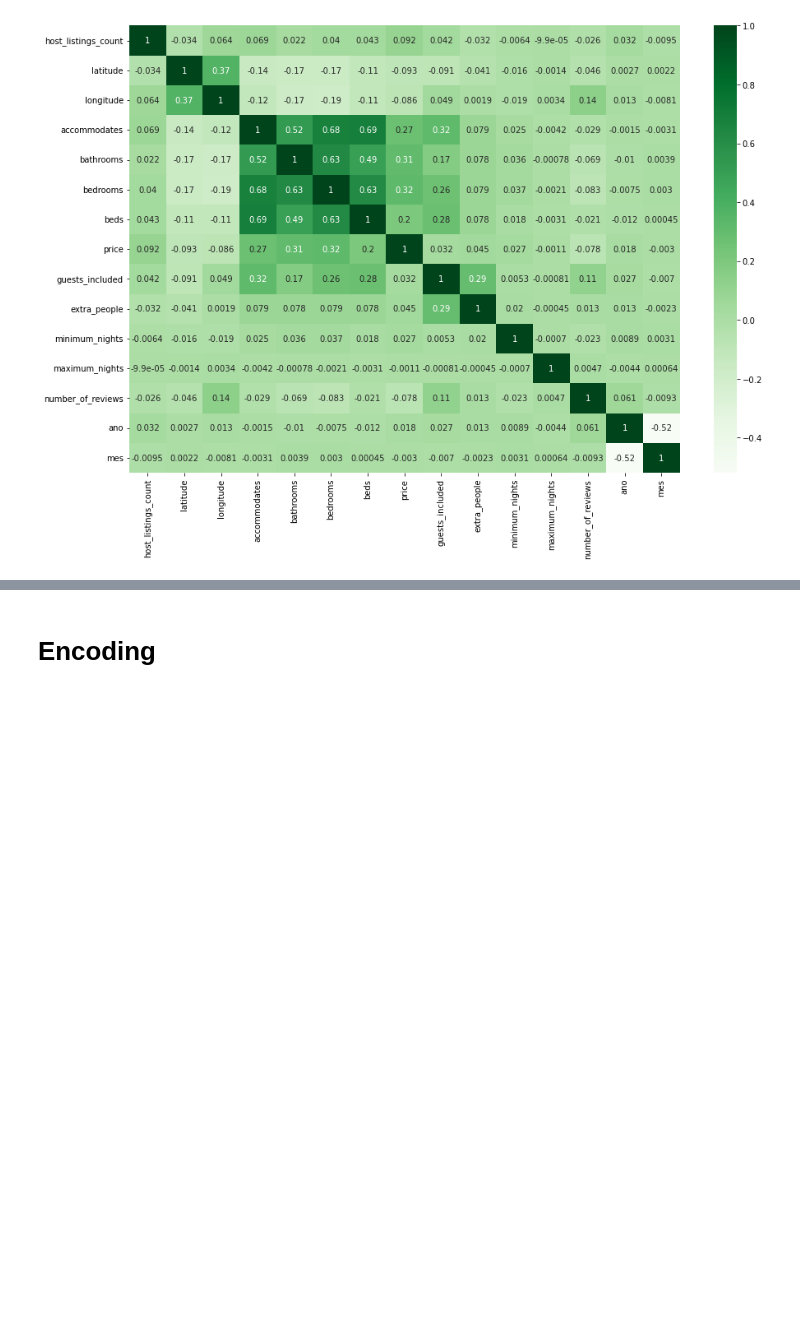
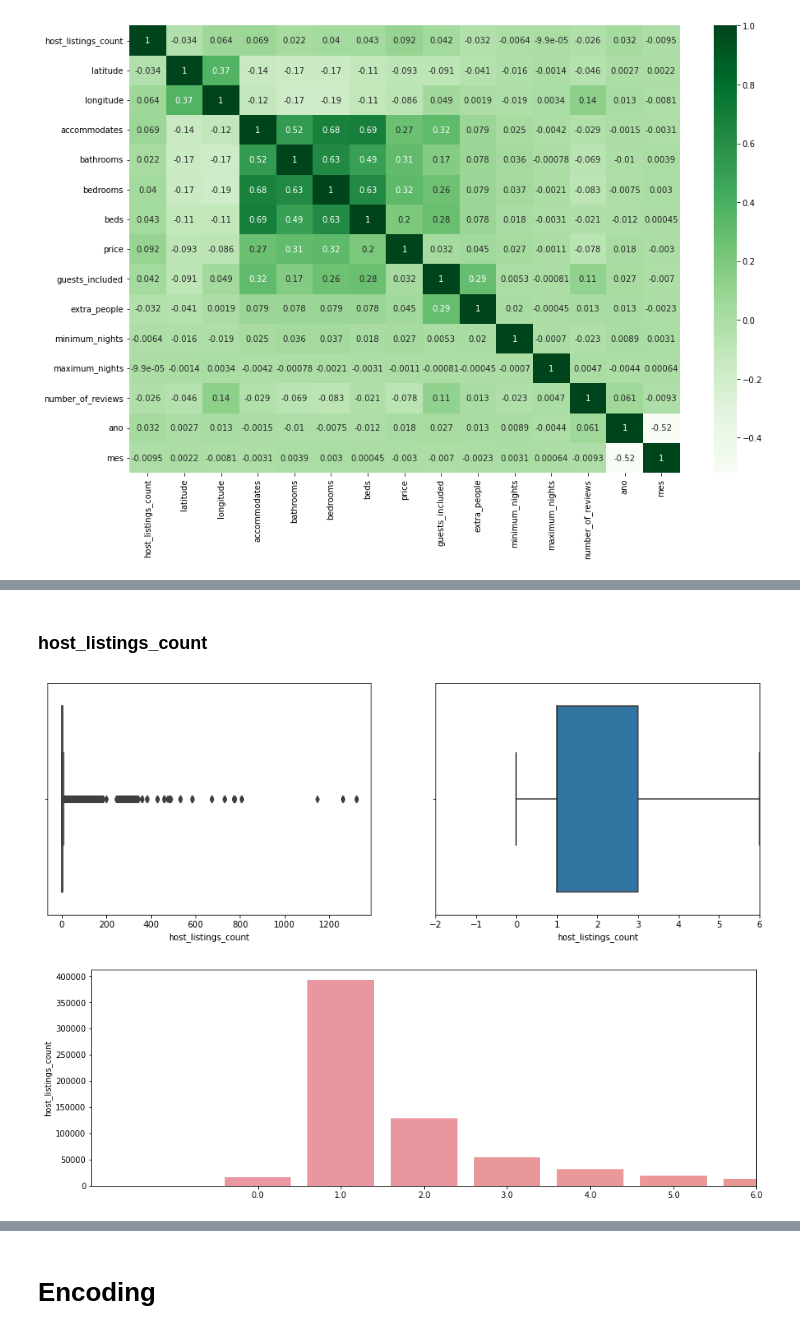
Before and after one commit to Carolinefcg/Python_Fundamentals, a Jupyter notebook: 3. Projeto DS - Airbnb Rio.ipynb, the cells around one changed output, grey strips where cells are left out. Saved outputs shown, nothing was run; the diff lists cells and outputs as text; code cells hidden in the pictures; blank space fills up the shorter version.

```diff
--- a/3. Projeto DS - Airbnb Rio.ipynb
+++ b/3. Projeto DS - Airbnb Rio.ipynb
@@ -357,0 +414,8 @@ histogramas(base_airbnb['price'])
+# %% [markdown]
+### host_listings_count
+# %%
+dois_boxplots(base_airbnb['host_listings_count'])
+grafico_barras(base_airbnb['host_listings_count'])
+# %% [output]
+[figure, added]
+[figure, added]
```
Also changed, not shown: parts of 65 cells of this notebook.
